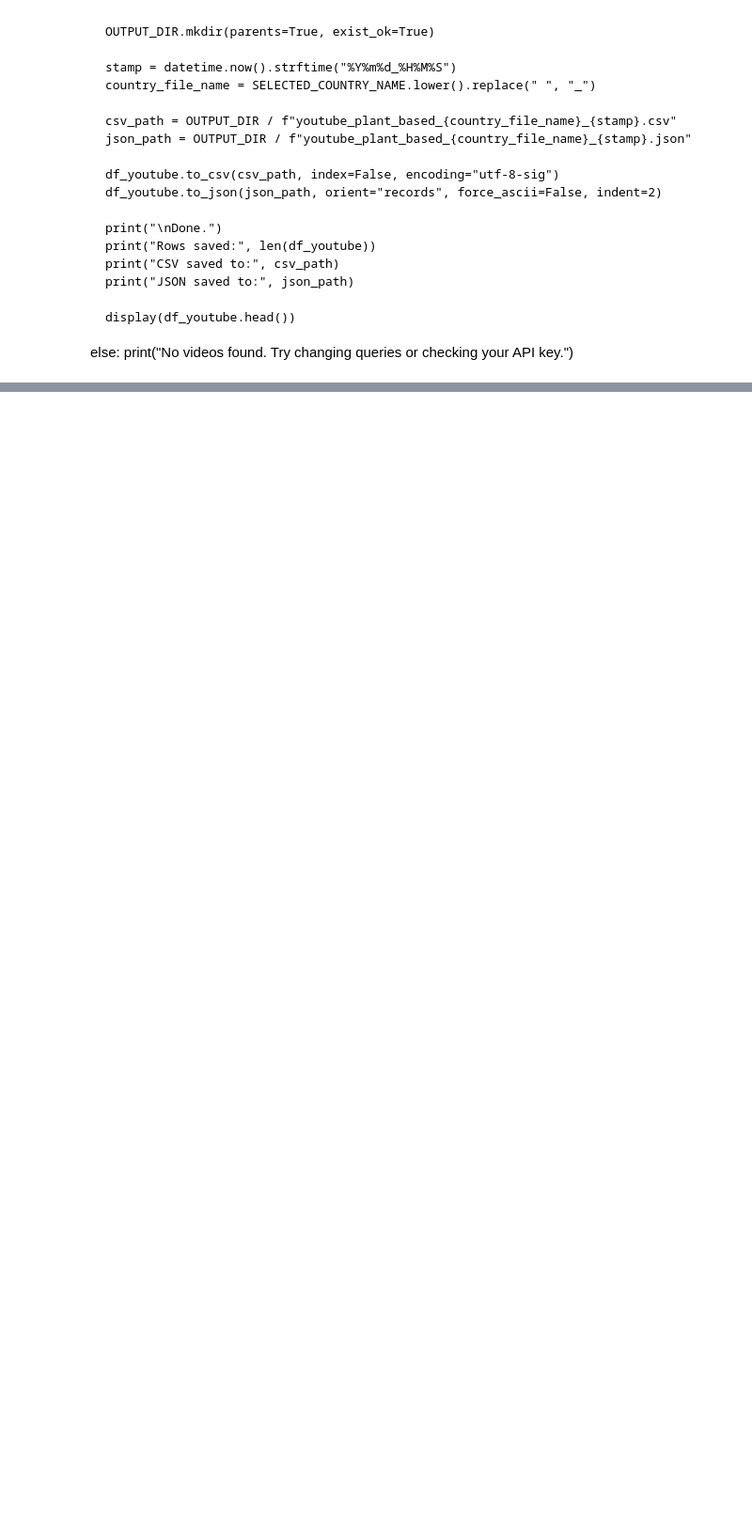
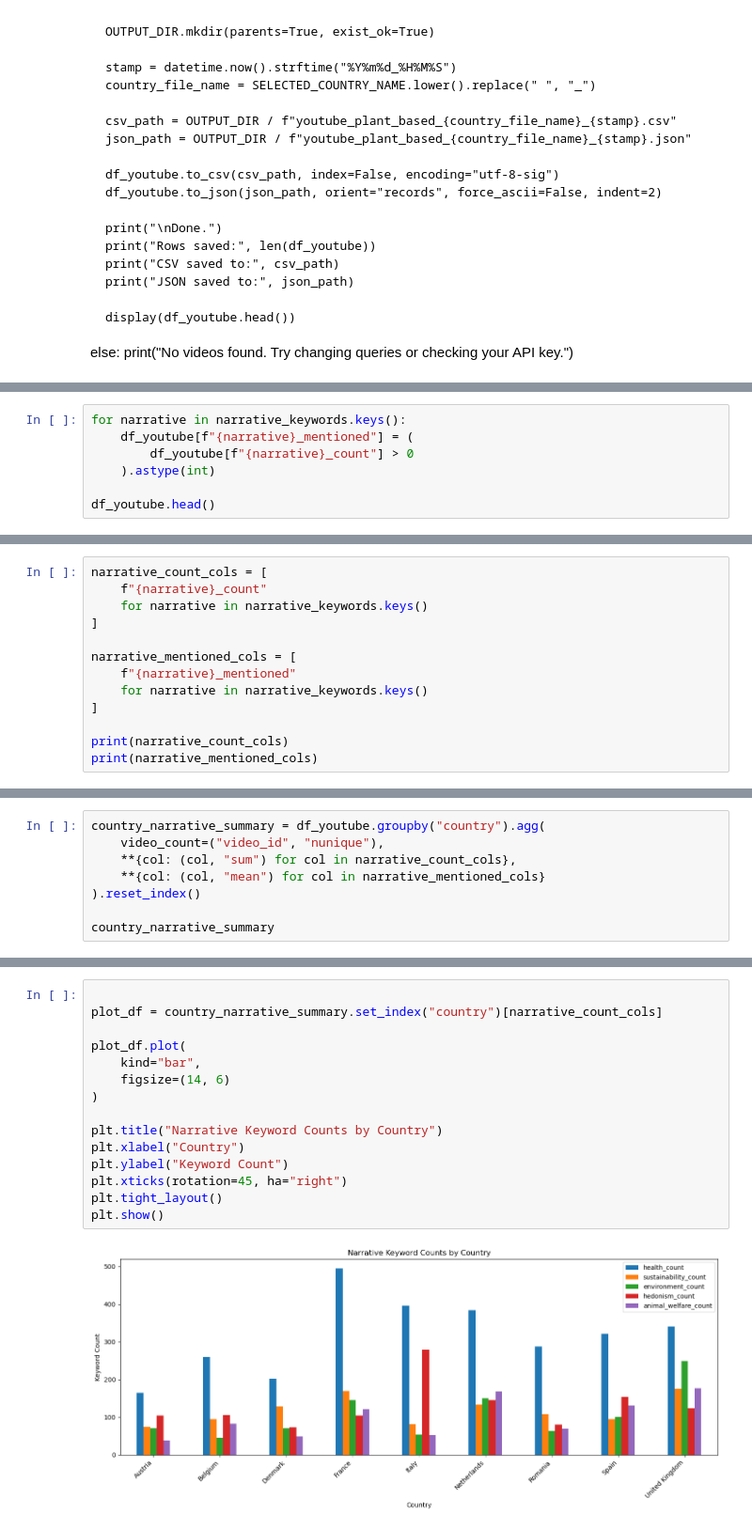
Before and after one commit to huangshuojason/Video-Analysis--DataScience-Group, a Jupyter notebook: notebooks/0603 Group I.ipynb, the cells around one changed output, grey strips where cells are left out. Shown at 94% size. Drawn from its saved outputs; the diff is of its cells as text; blank space fills up the shorter version.

```diff
--- a/notebooks/0603 Group I.ipynb
+++ b/notebooks/0603 Group I.ipynb
@@ -725,0 +855,7 @@ Saved to: ..\data\Raw\youtube_plant_based_all_countries.csv
+# %%
+for narrative in narrative_keywords.keys():
+    df_youtube[f"{narrative}_mentioned"] = (
+        df_youtube[f"{narrative}_count"] > 0
+    ).astype(int)
+
+df_youtube.head()
@@ -725,0 +870,13 @@ Saved to: ..\data\Raw\youtube_plant_based_all_countries.csv
+# %%
+narrative_count_cols = [
+    f"{narrative}_count"
+    for narrative in narrative_keywords.keys()
+]
+
+narrative_mentioned_cols = [
+    f"{narrative}_mentioned"
+    for narrative in narrative_keywords.keys()
+]
+
+print(narrative_count_cols)
+print(narrative_mentioned_cols)
@@ -725,0 +886,8 @@ Saved to: ..\data\Raw\youtube_plant_based_all_countries.csv
+# %%
+country_narrative_summary = df_youtube.groupby("country").agg(
+    video_count=("video_id", "nunique"),
+    **{col: (col, "sum") for col in narrative_count_cols},
+    **{col: (col, "mean") for col in narrative_mentioned_cols}
+).reset_index()
+
+country_narrative_summary
@@ -725,0 +951,17 @@ Saved to: ..\data\Raw\youtube_plant_based_all_countries.csv
+# %%
+
+plot_df = country_narrative_summary.set_index("country")[narrative_count_cols]
+
+plot_df.plot(
+    kind="bar",
+    figsize=(14, 6)
+)
+
+plt.title("Narrative Keyword Counts by Country")
+plt.xlabel("Country")
+plt.ylabel("Keyword Count")
+plt.xticks(rotation=45, ha="right")
+plt.tight_layout()
+plt.show()
+# %% [output]
+[figure, added]
```
Also changed, not shown: parts of 33 cells of this notebook.
